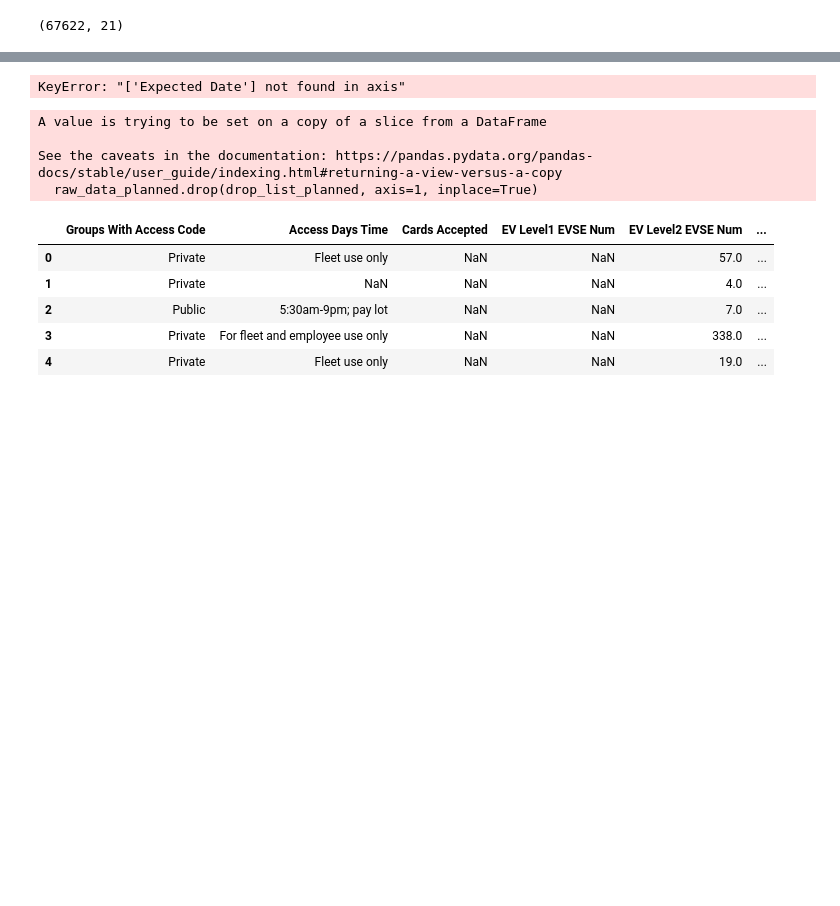
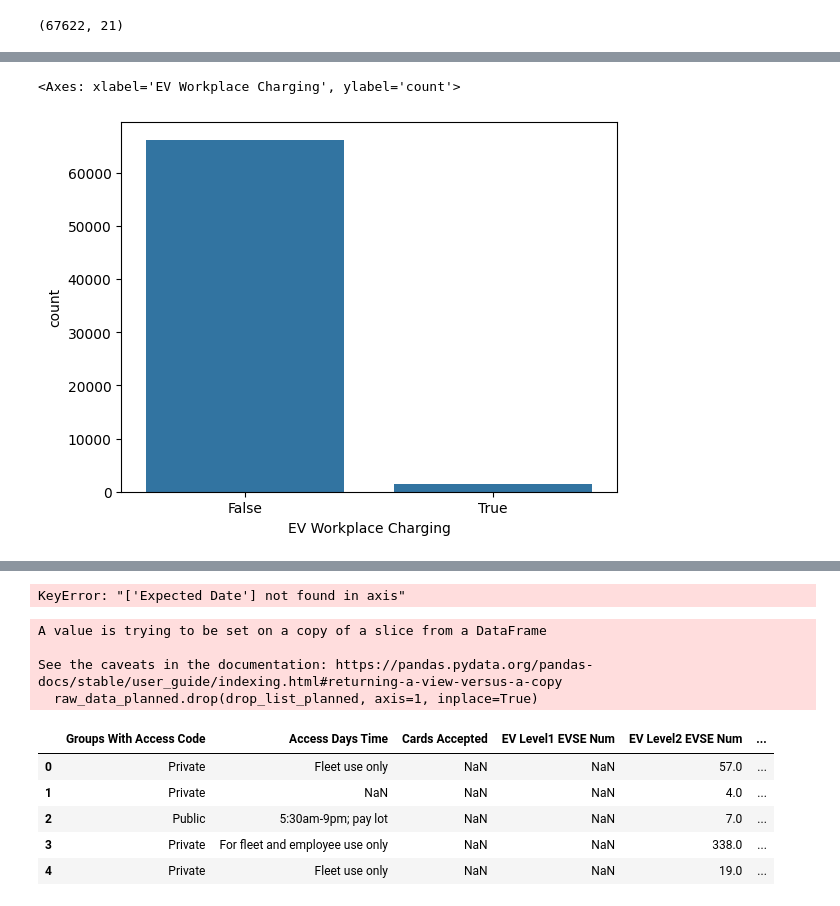
Before and after one commit to priest-yang/Electrifind, a Jupyter notebook: NREL_All_Stations_API.ipynb, the cells around one changed output, grey strips where cells are left out. Saved outputs shown, nothing was run; the diff lists cells and outputs as text; code cells hidden in the pictures; blank space fills up the shorter version.

```diff
--- a/NREL_All_Stations_API.ipynb
+++ b/NREL_All_Stations_API.ipynb
@@ -74,0 +146,5 @@ raw_data.Longitude = raw_data.Longitude.astype(float)
+# %%
+sns.countplot(x='EV Workplace Charging', data=raw_data, orient='v')
+# %% [output]
+<Axes: xlabel='EV Workplace Charging', ylabel='count'>
+[figure, added]
```
Also changed, not shown: parts of 9 cells of this notebook.
